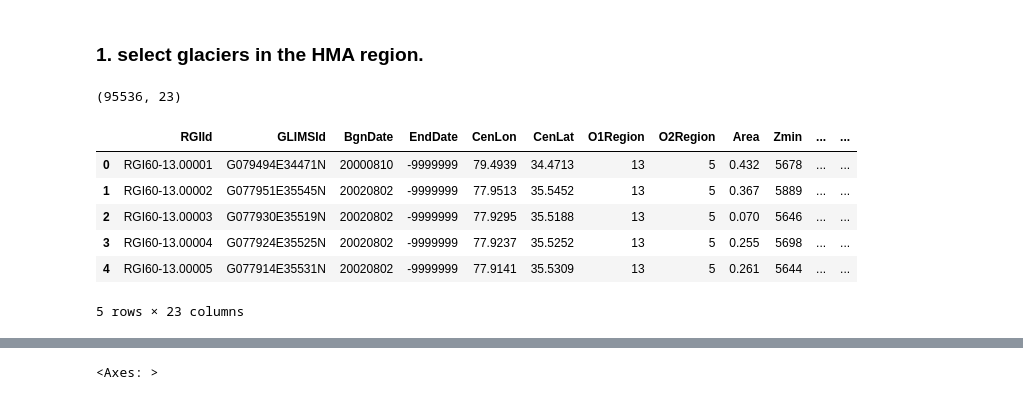
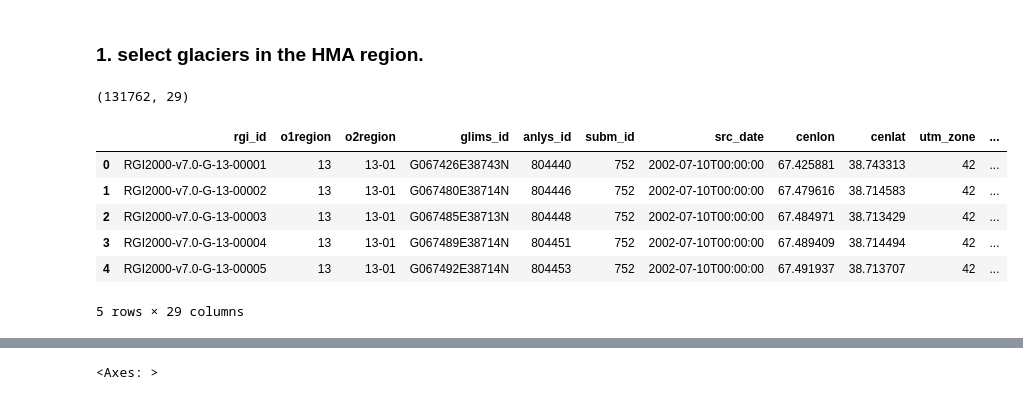
Before and after one commit to xinluo2018/HMA-GIS-Data, a Jupyter notebook: notebooks/glaciers_selection.ipynb, the cells around one changed output, grey strips where cells are left out. Saved outputs shown, nothing was run; the diff lists cells and outputs as text; code cells hidden in the pictures.

```diff
--- a/notebooks/glaciers_selection.ipynb
+++ b/notebooks/glaciers_selection.ipynb
@@ -11,26 +11,26 @@ from shapely.ops import unary_union
 # %% [markdown]
 ### 1. select glaciers in the HMA region.
 # %%
-path_rgi60_13 = 'data/glaciers/rgi60_13.gpkg'   ## Cental Asia
-path_rgi60_14 = 'data/glaciers/rgi60_14.gpkg'   ## South Asia (West)
-path_rgi60_15 = 'data/glaciers/rgi60_15.gpkg'   ## South Asia (East)
-path_rgi60_hma_larger2 = 'data/glaciers/rgi60_hma_larger2.gpkg'
+path_rgi70_13 = 'data/glaciers/rgi70/RGI2000-v7.0-G-13_central_asia.gpkg'   ## Cental Asia
+path_rgi70_14 = 'data/glaciers/rgi70/RGI2000-v7.0-G-14_south_asia_west.gpkg'   ## South Asia (West)
+path_rgi70_15 = 'data/glaciers/rgi70/RGI2000-v7.0-G-15_south_asia_east.gpkg'   ## South Asia (East)
+path_rgi70_hma_larger2 = 'data/glaciers/rgi70/rgi70_hma_larger2.gpkg'
 # %%
 ## Read data
-rgi60_13 = gpd.read_file(path_rgi60_13)
-rgi60_14 = gpd.read_file(path_rgi60_14)
-rgi60_15 = gpd.read_file(path_rgi60_15)
-rgi60_hma = pd.concat([rgi60_13 , rgi60_14, rgi60_15])
-print(rgi60_hma.shape)
-rgi60_hma.head()
+rgi70_13 = gpd.read_file(path_rgi70_13)
+rgi70_14 = gpd.read_file(path_rgi70_14)
+rgi70_15 = gpd.read_file(path_rgi70_15)
+rgi70_hma = pd.concat([rgi70_13 , rgi70_14, rgi70_15])
+print(rgi70_hma.shape)
+rgi70_hma.head(5)
 # %% [output]
-(95536, 23)
+(131762, 29)
-|  | RGIId | GLIMSId | BgnDate | EndDate | CenLon | CenLat | O1Region | O2Region | Area | Zmin | ... | ... |
-| 0 | RGI60-13.00001 | G079494E34471N | 20000810 | -9999999 | 79.4939 | 34.4713 | 13 | 5 | 0.432 | 5678 | ... | ... |
-| 1 | RGI60-13.00002 | G077951E35545N | 20020802 | -9999999 | 77.9513 | 35.5452 | 13 | 5 | 0.367 | 5889 | ... | ... |
-| 2 | RGI60-13.00003 | G077930E35519N | 20020802 | -9999999 | 77.9295 | 35.5188 | 13 | 5 | 0.070 | 5646 | ... | ... |
-| 3 | RGI60-13.00004 | G077924E35525N | 20020802 | -9999999 | 77.9237 | 35.5252 | 13 | 5 | 0.255 | 5698 | ... | ... |
-| 4 | RGI60-13.00005 | G077914E35531N | 20020802 | -9999999 | 77.9141 | 35.5309 | 13 | 5 | 0.261 | 5644 | ... | ... |
+|  | rgi_id | o1region | o2region | glims_id | anlys_id | subm_id | src_date | cenlon | cenlat | utm_zone | ... |
+| 0 | RGI2000-v7.0-G-13-00001 | 13 | 13-01 | G067426E38743N | 804440 | 752 | 2002-07-10T00:00:00 | 67.425881 | 38.743313 | 42 | ... |
+| 1 | RGI2000-v7.0-G-13-00002 | 13 | 13-01 | G067480E38714N | 804446 | 752 | 2002-07-10T00:00:00 | 67.479616 | 38.714583 | 42 | ... |
+| 2 | RGI2000-v7.0-G-13-00003 | 13 | 13-01 | G067485E38713N | 804448 | 752 | 2002-07-10T00:00:00 | 67.484971 | 38.713429 | 42 | ... |
+| 3 | RGI2000-v7.0-G-13-00004 | 13 | 13-01 | G067489E38714N | 804451 | 752 | 2002-07-10T00:00:00 | 67.489409 | 38.714494 | 42 | ... |
+| 4 | RGI2000-v7.0-G-13-00005 | 13 | 13-01 | G067492E38714N | 804453 | 752 | 2002-07-10T00:00:00 | 67.491937 | 38.713707 | 42 | ... |
-5 rows × 23 columns
+5 rows × 29 columns
 # %%
 ### Select the glaciers which area larger than a specific value
```
Also changed, not shown: parts of 4 cells of this notebook, 19 other files.
